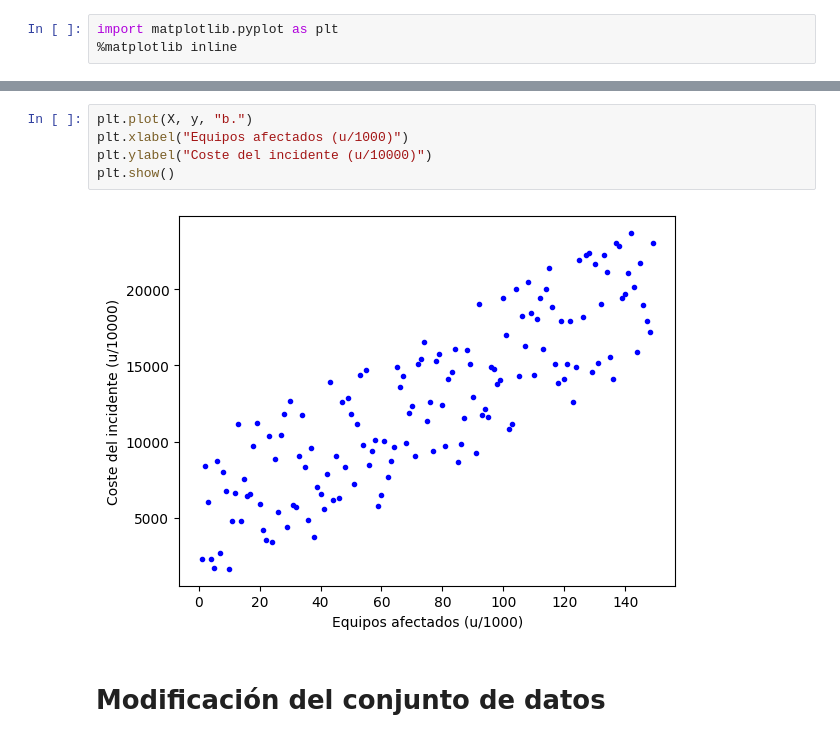
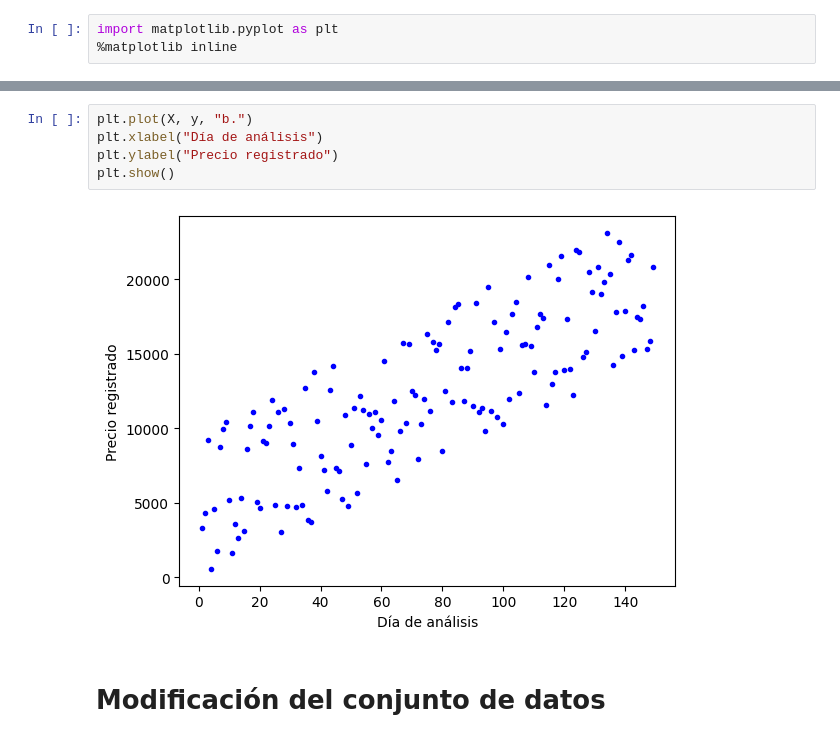
Before and after one commit to BenjaminLopezLagos/Tareas-de-IA, a Jupyter notebook: Tarea 1 - Regresión Lineal/linreg.ipynb, the cells around one changed output, grey strips where cells are left out. Saved outputs shown, nothing was run; the diff lists cells and outputs as text.

```diff
--- a/Tarea 1 - Regresión Lineal/linreg.ipynb
+++ b/Tarea 1 - Regresión Lineal/linreg.ipynb
@@ -57,10 +57,10 @@ plt.show()
 # %%
 plt.plot(X, y, "b.")
-plt.xlabel("Equipos afectados (u/1000)")
-plt.ylabel("Coste del incidente (u/10000)")
+plt.xlabel("Día de análisis")
+plt.ylabel("Precio registrado")
 plt.show()
 # %% [output]
-[figure, old version]
+[figure, new version]
 # %% [markdown]
 # Modificación del conjunto de datos
 # %%
```
Also changed, not shown: parts of 9 cells of this notebook.
